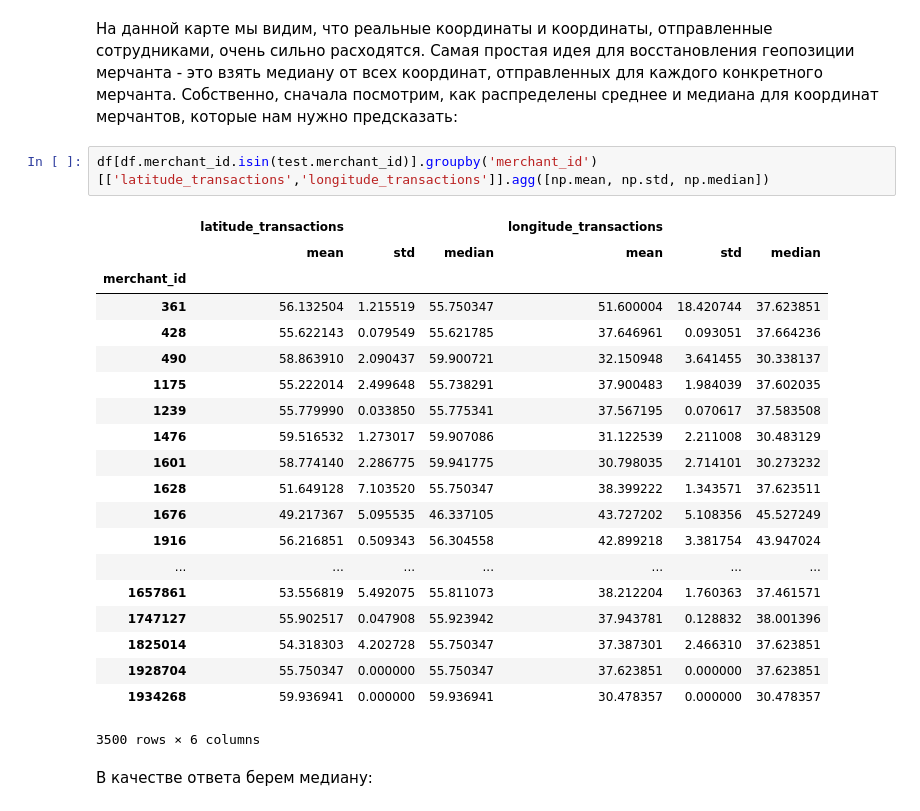
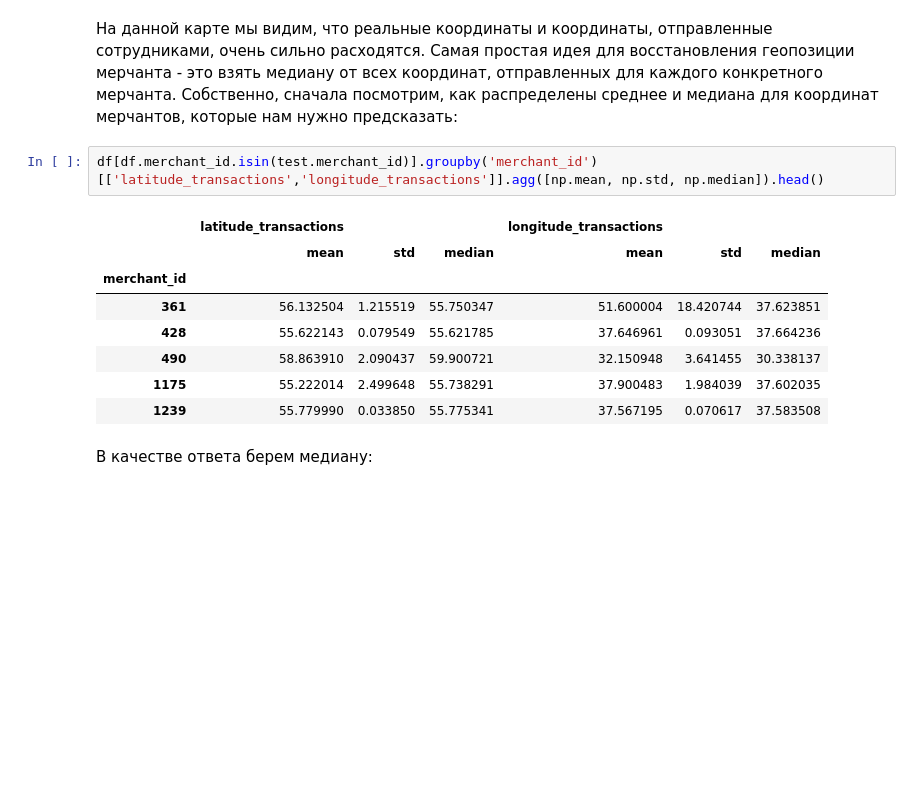
Before and after one commit to SpLin12/Machine_Learning, a Jupyter notebook: Tinkoff-transaction.ipynb, the cells around one changed output. Saved outputs shown, nothing was run; the diff lists cells and outputs as text; blank space fills up the shorter version.

```diff
--- a/Tinkoff-transaction.ipynb
+++ b/Tinkoff-transaction.ipynb
@@ -90,28 +90,16 @@ plt.show()
 # %% [markdown]
 На данной карте мы видим, что реальные координаты и координаты, отправленные сотрудниками, очень сильно расходятся. Самая простая идея для восстановления геопозиции мерчанта - это взять медиану от всех координат, отправленных для каждого конкретного мерчанта. Собственно, сначала посмотрим, как распределены среднее и медиана для координат мерчантов, которые нам нужно предсказать:
 # %%
-df[df.merchant_id.isin(test.merchant_id)].groupby('merchant_id')[['latitude_transactions','longitude_transactions']].agg([np.mean, np.std, np.median])
+df[df.merchant_id.isin(test.merchant_id)].groupby('merchant_id')[['latitude_transactions','longitude_transactions']].agg([np.mean, np.std, np.median]).head()
 # %% [output]
 |  | latitude_transactions |  |  | longitude_transactions |  |  |
 |  | mean | std | median | mean | std | median |
 | merchant_id |  |  |  |  |  |  |
 | 361 | 56.132504 | 1.215519 | 55.750347 | 51.600004 | 18.420744 | 37.623851 |
 | 428 | 55.622143 | 0.079549 | 55.621785 | 37.646961 | 0.093051 | 37.664236 |
 | 490 | 58.863910 | 2.090437 | 59.900721 | 32.150948 | 3.641455 | 30.338137 |
 | 1175 | 55.222014 | 2.499648 | 55.738291 | 37.900483 | 1.984039 | 37.602035 |
 | 1239 | 55.779990 | 0.033850 | 55.775341 | 37.567195 | 0.070617 | 37.583508 |
-| 1476 | 59.516532 | 1.273017 | 59.907086 | 31.122539 | 2.211008 | 30.483129 |
-| 1601 | 58.774140 | 2.286775 | 59.941775 | 30.798035 | 2.714101 | 30.273232 |
-| 1628 | 51.649128 | 7.103520 | 55.750347 | 38.399222 | 1.343571 | 37.623511 |
-| 1676 | 49.217367 | 5.095535 | 46.337105 | 43.727202 | 5.108356 | 45.527249 |
-| 1916 | 56.216851 | 0.509343 | 56.304558 | 42.899218 | 3.381754 | 43.947024 |
-| ... | ... | ... | ... | ... | ... | ... |
-| 1657861 | 53.556819 | 5.492075 | 55.811073 | 38.212204 | 1.760363 | 37.461571 |
-| 1747127 | 55.902517 | 0.047908 | 55.923942 | 37.943781 | 0.128832 | 38.001396 |
-| 1825014 | 54.318303 | 4.202728 | 55.750347 | 37.387301 | 2.466310 | 37.623851 |
-| 1928704 | 55.750347 | 0.000000 | 55.750347 | 37.623851 | 0.000000 | 37.623851 |
-| 1934268 | 59.936941 | 0.000000 | 59.936941 | 30.478357 | 0.000000 | 30.478357 |
-3500 rows × 6 columns
 # %% [markdown]
 В качестве ответа берем медиану:
 # %%
```
Also changed, not shown: parts of 3 cells of this notebook.
